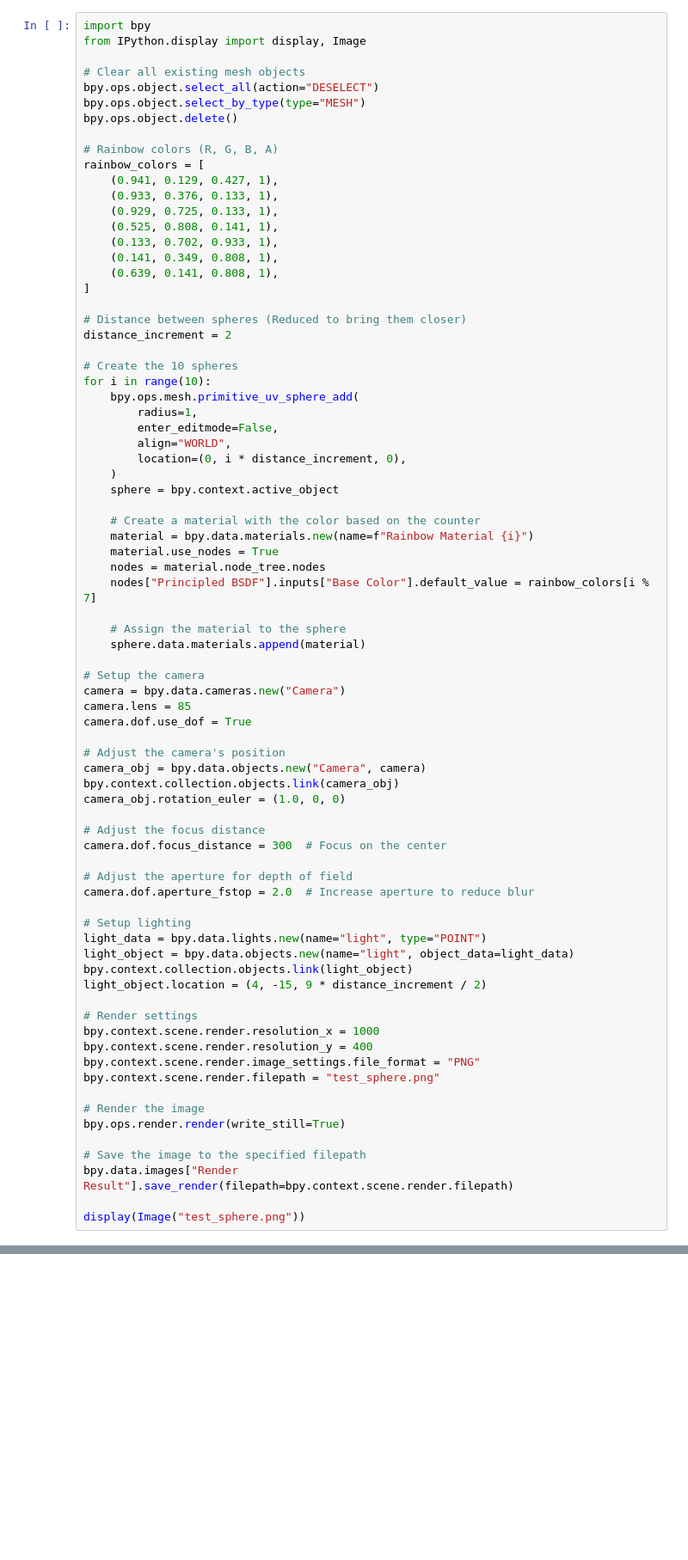
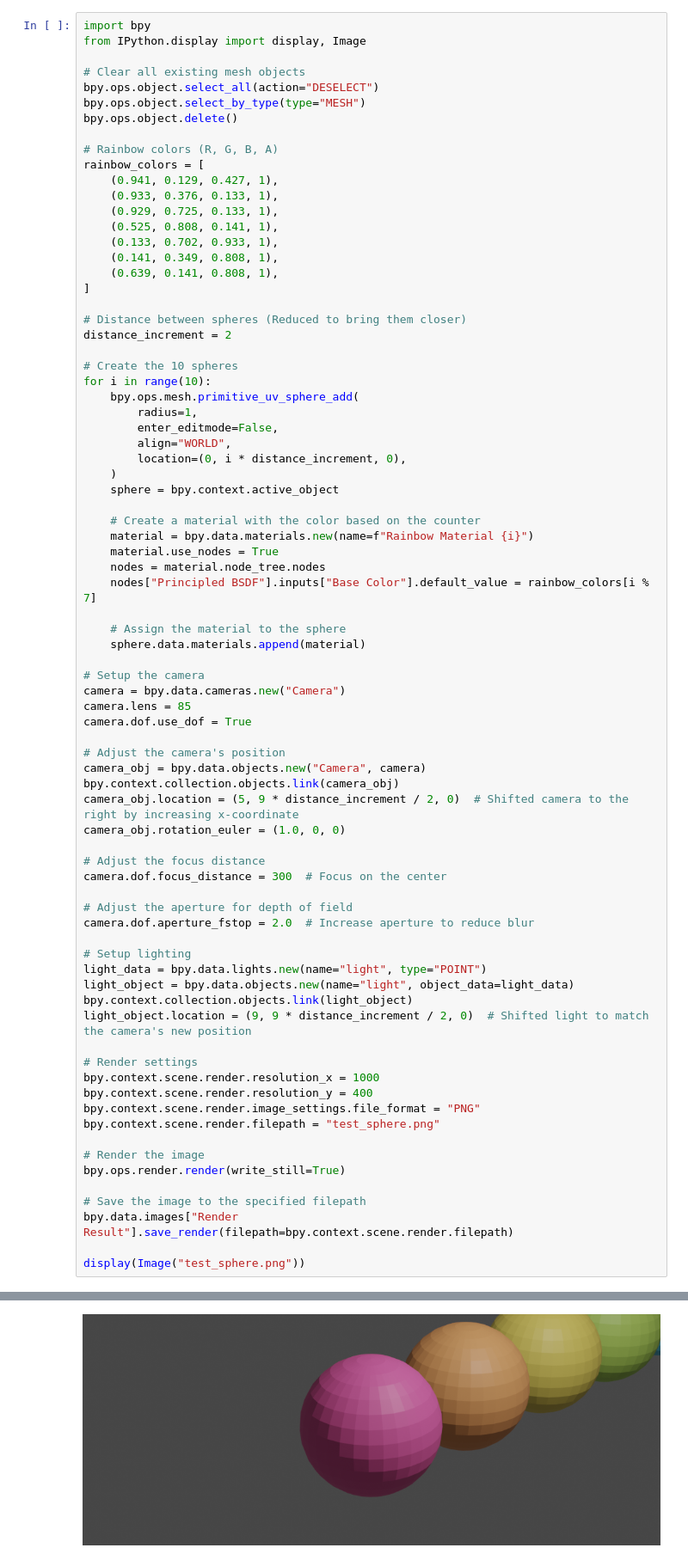
Before and after one commit to kolibril13/ipyblender-experimental, a Jupyter notebook: testing.ipynb, the cells around one changed output, grey strips where cells are left out. Shown at 86% size. Saved outputs shown, nothing was run; the diff lists cells and outputs as text; blank space fills up the shorter version.

Commit message:
shifting camera

```diff
--- a/testing.ipynb
+++ b/testing.ipynb
@@ -48,6 +48,7 @@ camera.dof.use_dof = True
 # Adjust the camera's position
 camera_obj = bpy.data.objects.new("Camera", camera)
 bpy.context.collection.objects.link(camera_obj)
+camera_obj.location = (5, 9 * distance_increment / 2, 0)  # Shifted camera to the right by increasing x-coordinate
 camera_obj.rotation_euler = (1.0, 0, 0)
 
 # Adjust the focus distance
@@ -60,7 +61,7 @@ camera.dof.aperture_fstop = 2.0  # Increase aperture to reduce blur
 light_data = bpy.data.lights.new(name="light", type="POINT")
 light_object = bpy.data.objects.new(name="light", object_data=light_data)
 bpy.context.collection.objects.link(light_object)
-light_object.location = (4, -15, 9 * distance_increment / 2)
+light_object.location = (9, 9 * distance_increment / 2, 0)  # Shifted light to match the camera's new position
 
 # Render settings
 bpy.context.scene.render.resolution_x = 1000
@@ -75,3 +76,4 @@ bpy.ops.render.render(write_still=True)
 bpy.data.images["Render Result"].save_render(filepath=bpy.context.scene.render.filepath)
 
 display(Image("test_sphere.png"))
+# %% [output]
@@ -77,0 +97 @@ display(Image("test_sphere.png"))
+[figure, added]
```
Also changed, not shown: parts of 1 cell of this notebook.
